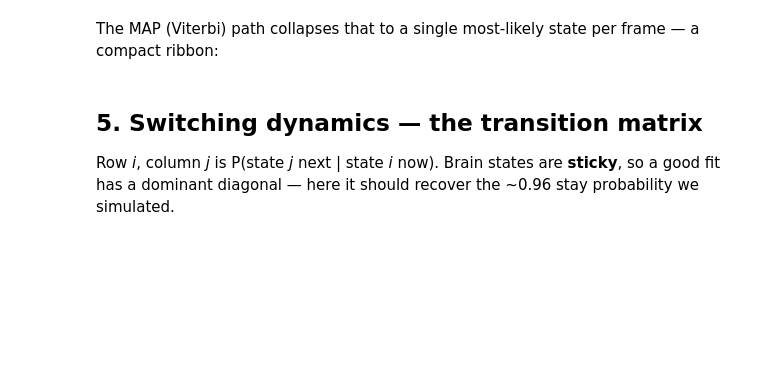
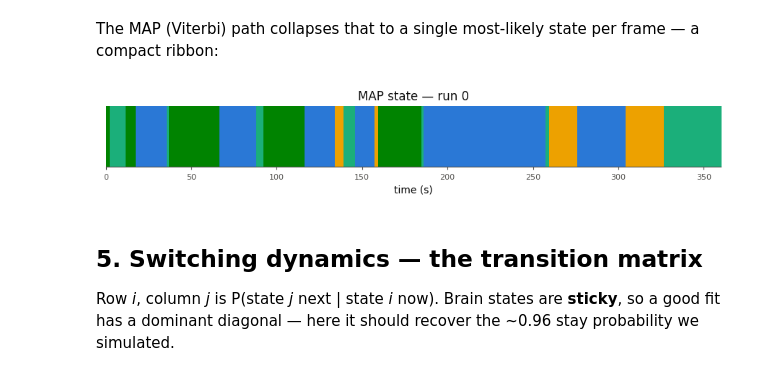
Before and after one commit to dowdlelt/fastfuncstuff, a Jupyter notebook: notebooks/bsds_demo.ipynb, the cells around one changed output. Drawn from its saved outputs; the diff is of its cells as text; code cells hidden in the pictures; blank space fills up the shorter version.

```diff
--- a/notebooks/bsds_demo.ipynb
+++ b/notebooks/bsds_demo.ipynb
@@ -82,8 +129,10 @@ plt.show()
 The MAP (Viterbi) path collapses that to a single most-likely state per frame — a compact ribbon:
 # %%
 fig, ax = plt.subplots(figsize=(11, 1.1))
-plots.plot_state_ribbon(model, run_idx=0, ax=ax, tr=0.72)
+plots.plot_state_ribbon(model, run_idx=0, ax=ax, tr=TR)
 plt.show()
+# %% [output]
+[figure, added]
 # %% [markdown]
 ## 5. Switching dynamics — the transition matrix
 
```
Also changed, not shown: parts of 14 cells of this notebook.
